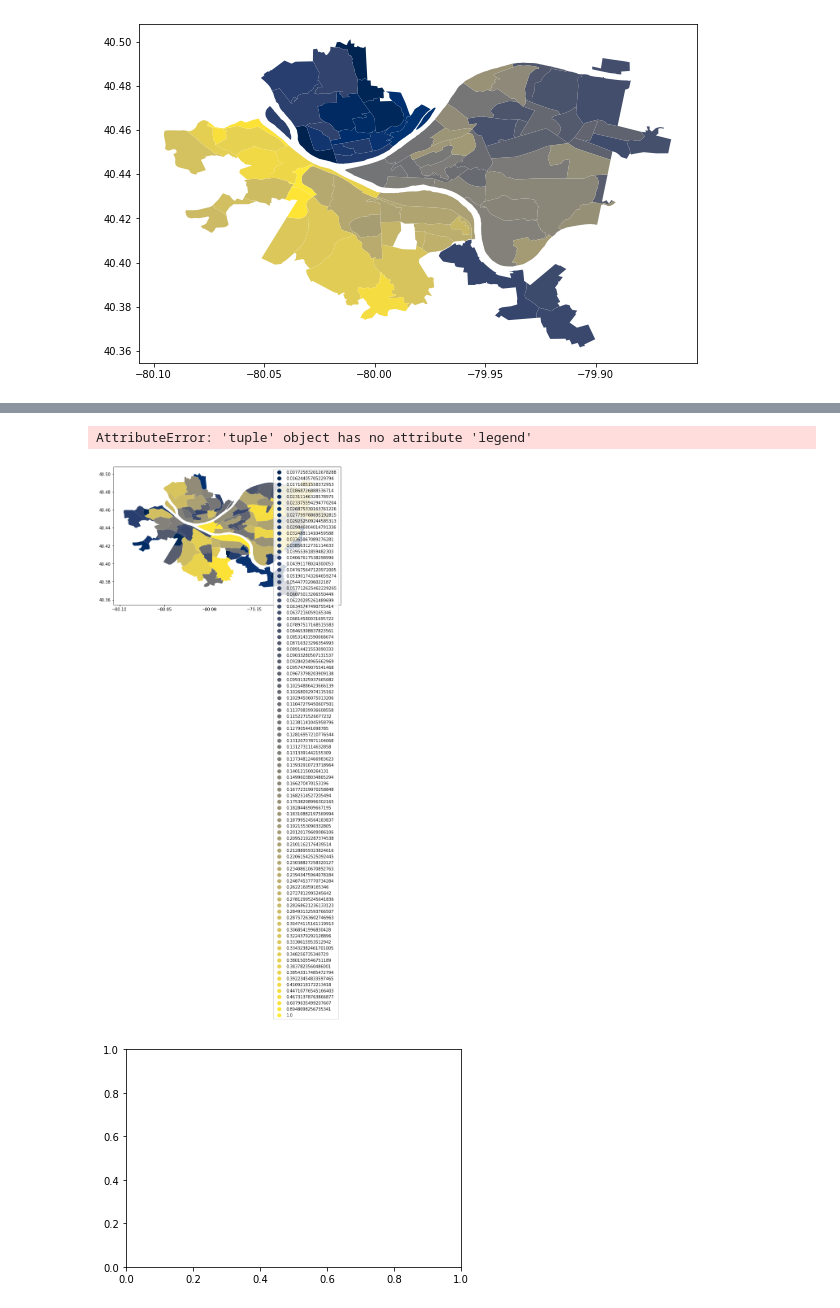
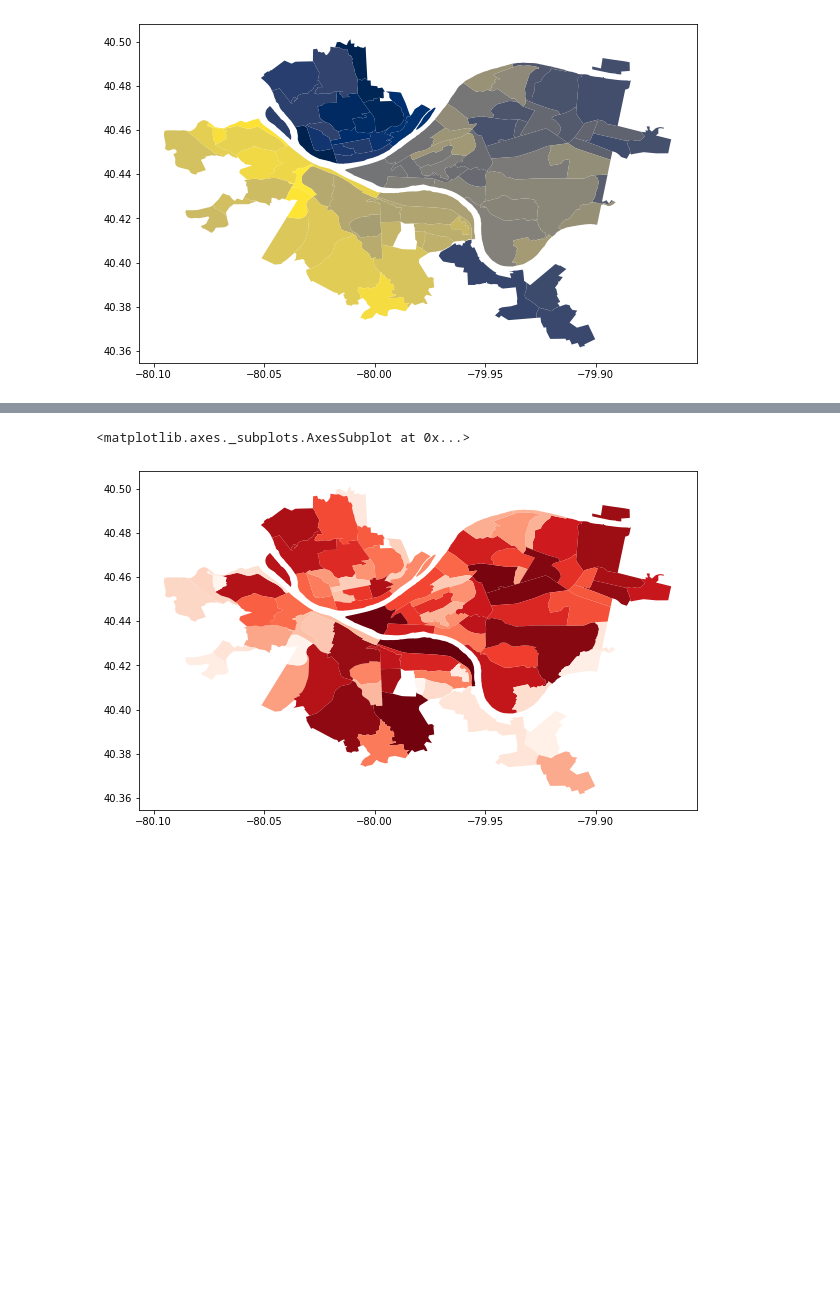
Before and after one commit to mark-sheffield/Final-Project, a Jupyter notebook: OwenProject.ipynb, the cells around one changed output, grey strips where cells are left out. Drawn from its saved outputs; the diff is of its cells as text; code cells hidden in the pictures; blank space fills up the shorter version.

```diff
--- a/OwenProject.ipynb
+++ b/OwenProject.ipynb
@@ -35,14 +33,16 @@ neighborhoods.plot(figsize = (10,10), cmap = "cividis", legend = True)
 <matplotlib.axes._subplots.AxesSubplot at 0x...>
 [figure]
 # %%
-#creating the percentages of the crimes compared to the neighborhood with the most crime
-crimeMax = 15144
+#creating the percentages of the crimes compared to the neighborhood with the most crime (south side flats)
+crimeMax = 15147
 numCrimes["Percentage of Crimes"] = ""
 percent = 0.0
 for row in numCrimes.iterrows():
     percent = float(row[1][1])/crimeMax
     numCrimes['Percentage of Crimes'][row[0]] = percent
-numCrimes
+numCrimes.sort_values(by='Percentage of Crimes', ascending = True)
+numCrimes.tail(20)
+#these are the top 20 communities with the least number of crimes
 # %% [output]
 A value is trying to be set on a copy of a slice from a DataFrame
 
@@ -82,11 +86,7 @@ CrimeHoodMerged
 90 rows × 4 columns
 # %%
 #plotting the map
-CrimeHoodMerged.plot(column = 'Percentage of Crimes', figsize = (10,10), cmap = "cividis", legend = True)
-ax = plt.subplots()
-ax.legend()
-#CrimeHoodMerged.legend(custom_lines)
+CrimeHoodMerged.plot(column = 'Percentage of Crimes', figsize = (10,10), cmap = "Reds", legend = False)
 # %% [output]
-AttributeError: 'tuple' object has no attribute 'legend'
+<matplotlib.axes._subplots.AxesSubplot at 0x...>
-[figure, old version]
+[figure, new version]
-[figure, removed]
```
Also changed, not shown: parts of 5 cells of this notebook, 1 other file.
